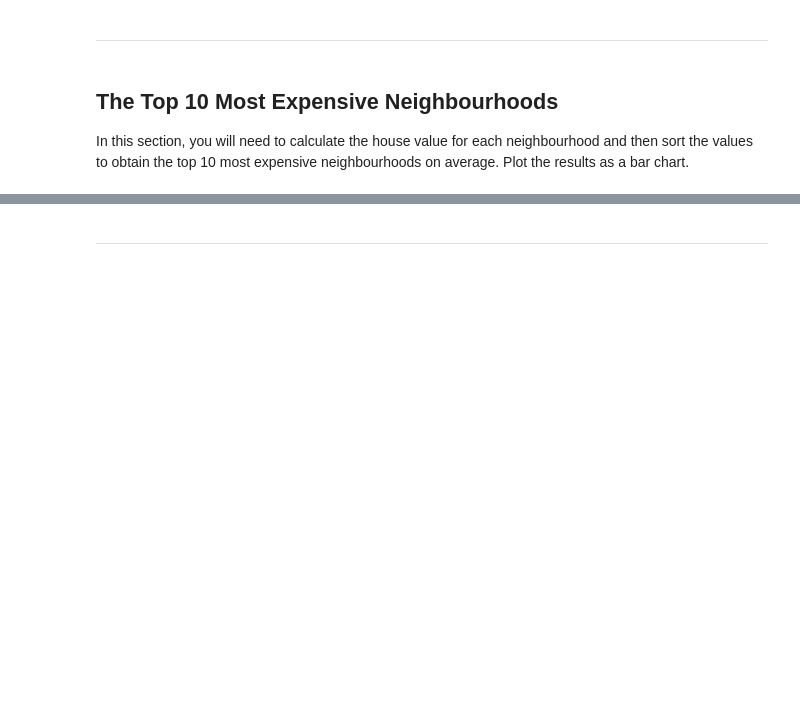
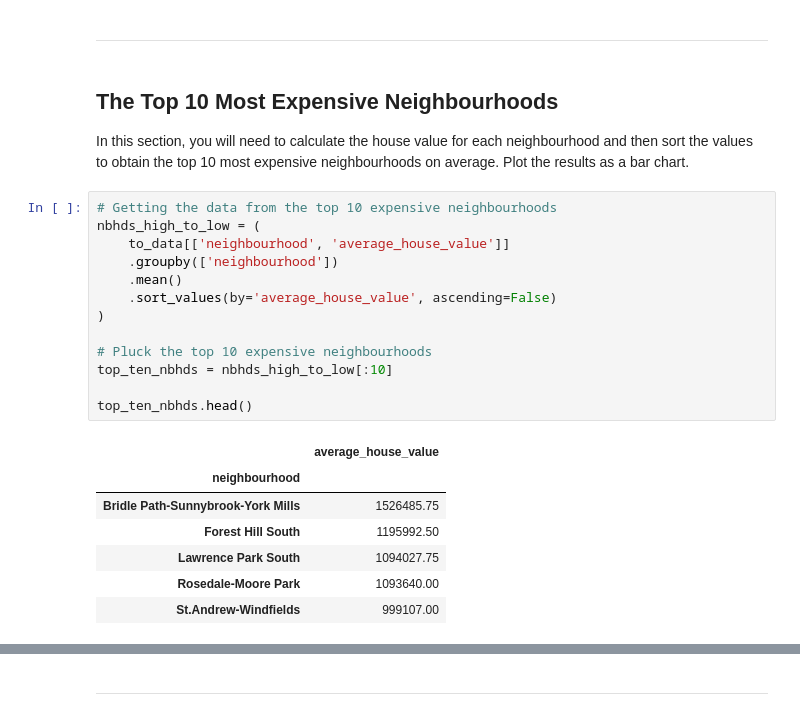
Before and after one commit to adamgulyas/pyviz-homework, a Jupyter notebook: rental_analysis.ipynb, the cells around one changed output, grey strips where cells are left out. Drawn from its saved outputs; the diff is of its cells as text; blank space fills up the shorter version.

```diff
--- a/rental_analysis.ipynb
+++ b/rental_analysis.ipynb
@@ -290,4 +311,25 @@ In this section, you will use `hvplot` to create an interactive visualization of
 ## The Top 10 Most Expensive Neighbourhoods
 
 In this section, you will need to calculate the house value for each neighbourhood and then sort the values to obtain the top 10 most expensive neighbourhoods on average. Plot the results as a bar chart.
+# %%
+# Getting the data from the top 10 expensive neighbourhoods
+nbhds_high_to_low = (
+    to_data[['neighbourhood', 'average_house_value']]
+    .groupby(['neighbourhood'])
+    .mean()
+    .sort_values(by='average_house_value', ascending=False)
+)
+
+# Pluck the top 10 expensive neighbourhoods
+top_ten_nbhds = nbhds_high_to_low[:10]
+
+top_ten_nbhds.head()
+# %% [output]
+|  | average_house_value |
+| neighbourhood |  |
+| Bridle Path-Sunnybrook-York Mills | 1526485.75 |
+| Forest Hill South | 1195992.50 |
+| Lawrence Park South | 1094027.75 |
+| Rosedale-Moore Park | 1093640.00 |
+| St.Andrew-Windfields | 999107.00 |
 # %%
```
Also changed, not shown: parts of 4 cells of this notebook.
